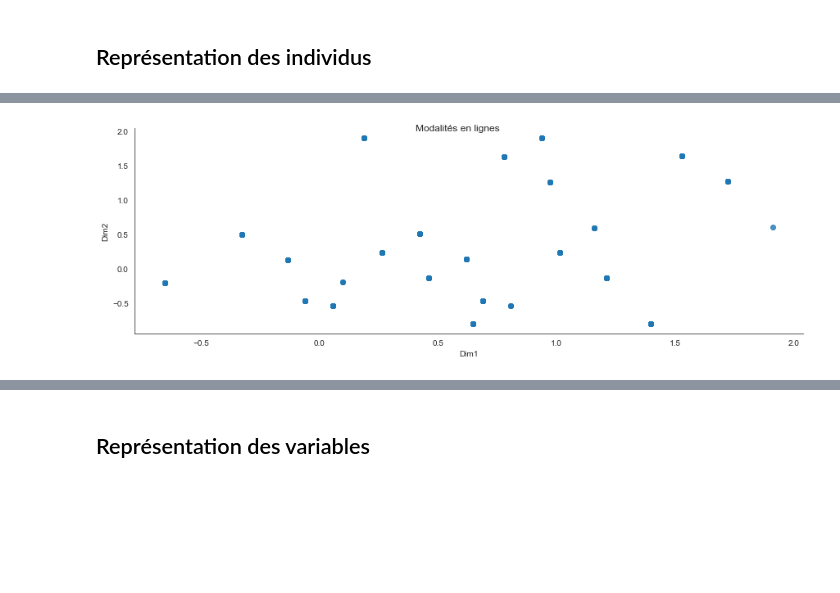
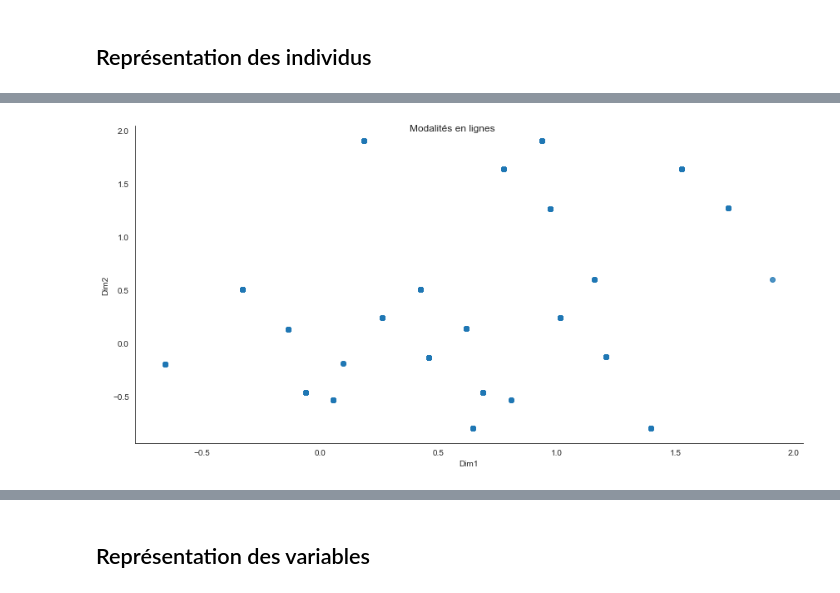
Before and after one commit to fxjollois/cours-2023-2024, a Jupyter notebook: insa--m2-esd--ml/acm-python.ipynb, the cells around one changed output, grey strips where cells are left out. Cells and saved outputs as stored; diff of their text form; code cells hidden in the pictures; blank space fills up the shorter version.

```diff
--- a/insa--m2-esd--ml/acm-python.ipynb
+++ b/insa--m2-esd--ml/acm-python.ipynb
@@ -80,7 +95,7 @@ df_ind.head()
 # %%
 g_ind = seaborn.lmplot(x = "Dim1", y = "Dim2", data = df_ind, fit_reg = False,
-                       height = 4, aspect = 3)
+                       height = 6, aspect = 2)
 g_ind.fig.suptitle("Modalités en lignes")
 plt.show()
 # %% [output]
-[figure, old version]
+[figure, new version]
```
Also changed, not shown: parts of 10 cells of this notebook, 8 other files.
